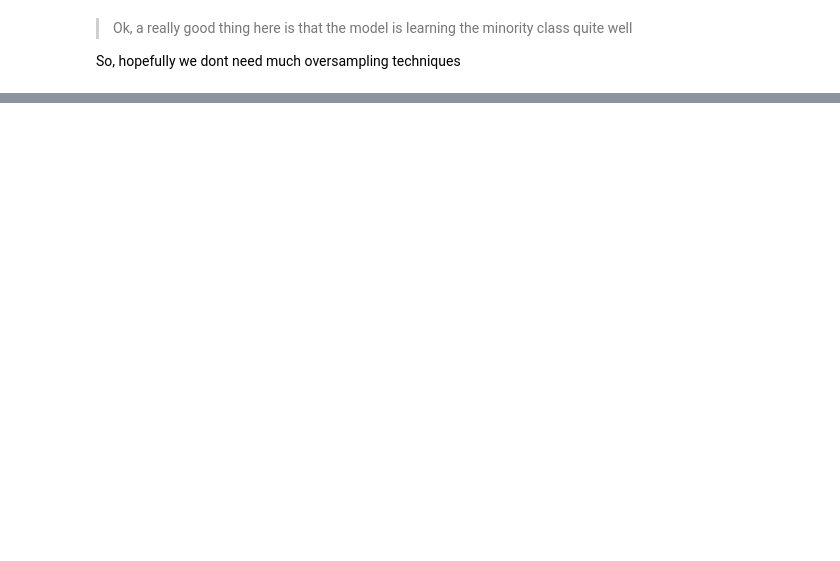
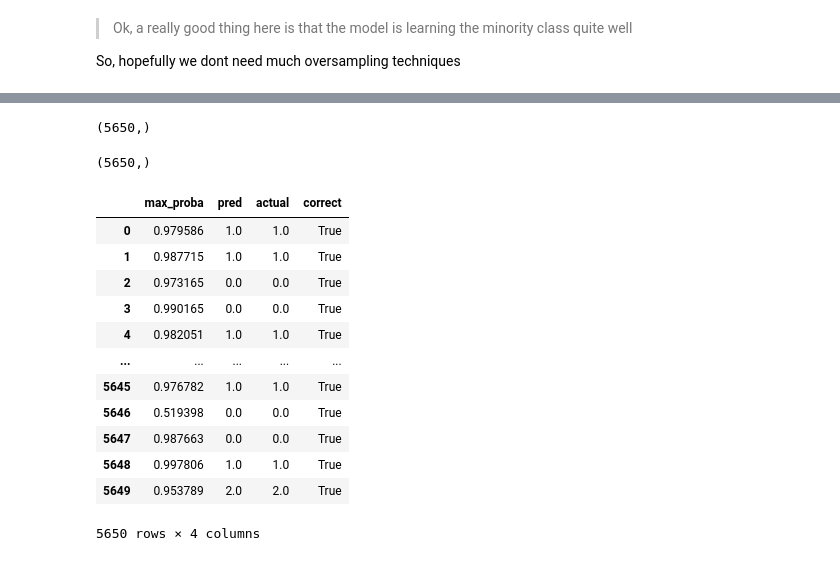
Before and after one commit to ShaunakSen/Data-Science-and-Machine-Learning, a Jupyter notebook: Hackerearth Project - Pet Adoption/Hackerearth ML Project - Pet Adoption.ipynb, the cells around one changed output, grey strips where cells are left out. Cells and saved outputs as stored; diff of their text form; code cells hidden in the pictures; blank space fills up the shorter version.

Commit message:
estimating probablilities

```diff
--- a/Hackerearth Project - Pet Adoption/Hackerearth ML Project - Pet Adoption.ipynb
+++ b/Hackerearth Project - Pet Adoption/Hackerearth ML Project - Pet Adoption.ipynb
@@ -1393,0 +1396,4 @@ So, hopefully we dont need much oversampling techniques
+# %%
+y1_pred_proba = baseline_rf.predict_proba(X_test)
+y1_pred = baseline_rf.predict(X_test)
+np.sum(y1_pred_proba, axis=1)
@@ -1393,0 +1408,31 @@ So, hopefully we dont need much oversampling techniques
+# %%
+y1_max_proba = np.max(y1_pred_proba, axis=1)
+# %%
+y1_max_proba.shape
+# %% [output]
+(5650,)
+# %%
+y1_test.shape
+# %% [output]
+(5650,)
+# %%
+eval_df = pd.DataFrame([y1_max_proba, y1_pred, y1_test]).T
+eval_df.columns = ['max_proba', 'pred', 'actual']
+# %%
+eval_df['correct'] = eval_df['pred'] == eval_df['actual']
+# %%
+eval_df
+# %% [output]
+|  | max_proba | pred | actual | correct |
+| 0 | 0.979586 | 1.0 | 1.0 | True |
+| 1 | 0.987715 | 1.0 | 1.0 | True |
+| 2 | 0.973165 | 0.0 | 0.0 | True |
+| 3 | 0.990165 | 0.0 | 0.0 | True |
+| 4 | 0.982051 | 1.0 | 1.0 | True |
+| ... | ... | ... | ... | ... |
+| 5645 | 0.976782 | 1.0 | 1.0 | True |
+| 5646 | 0.519398 | 0.0 | 0.0 | True |
+| 5647 | 0.987663 | 0.0 | 0.0 | True |
+| 5648 | 0.997806 | 1.0 | 1.0 | True |
+| 5649 | 0.953789 | 2.0 | 2.0 | True |
+5650 rows × 4 columns
```
Also changed, not shown: parts of 8 cells of this notebook.
